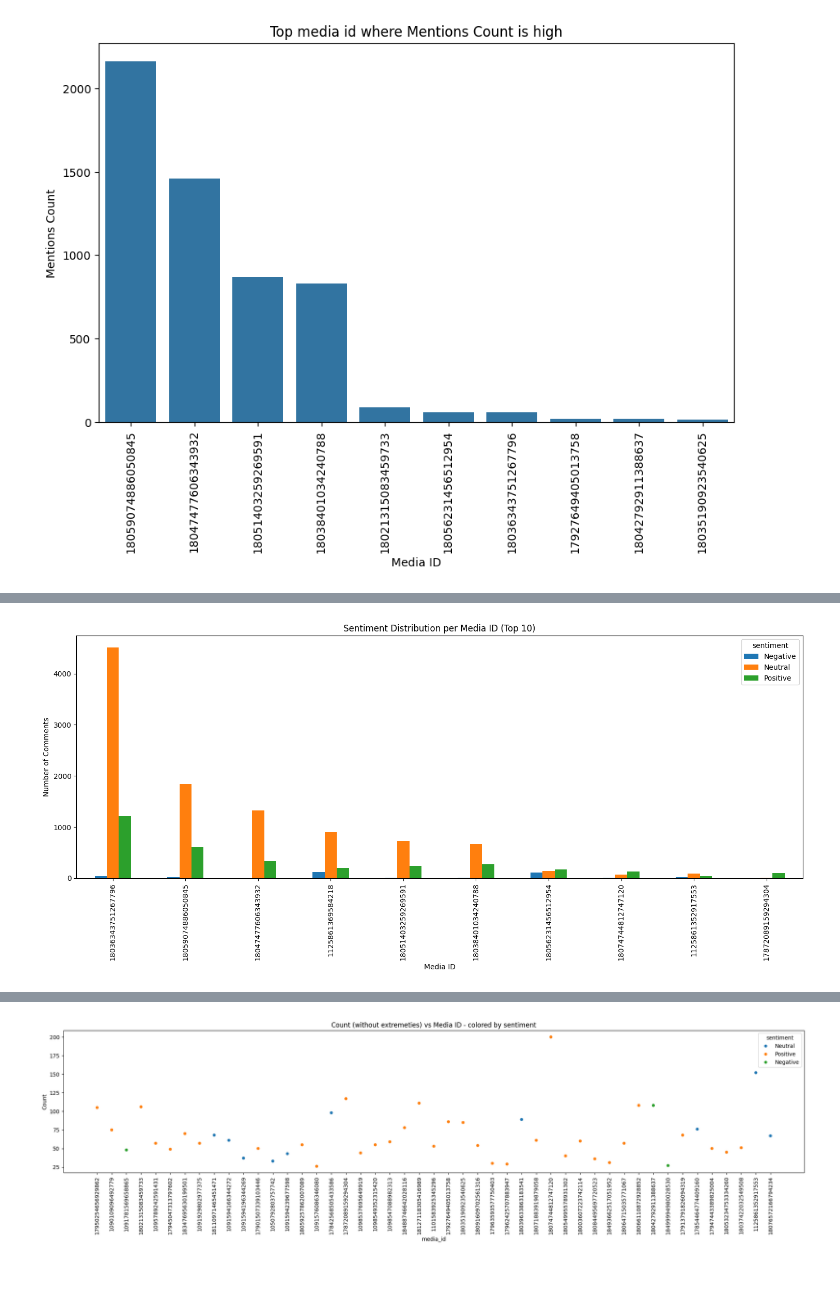
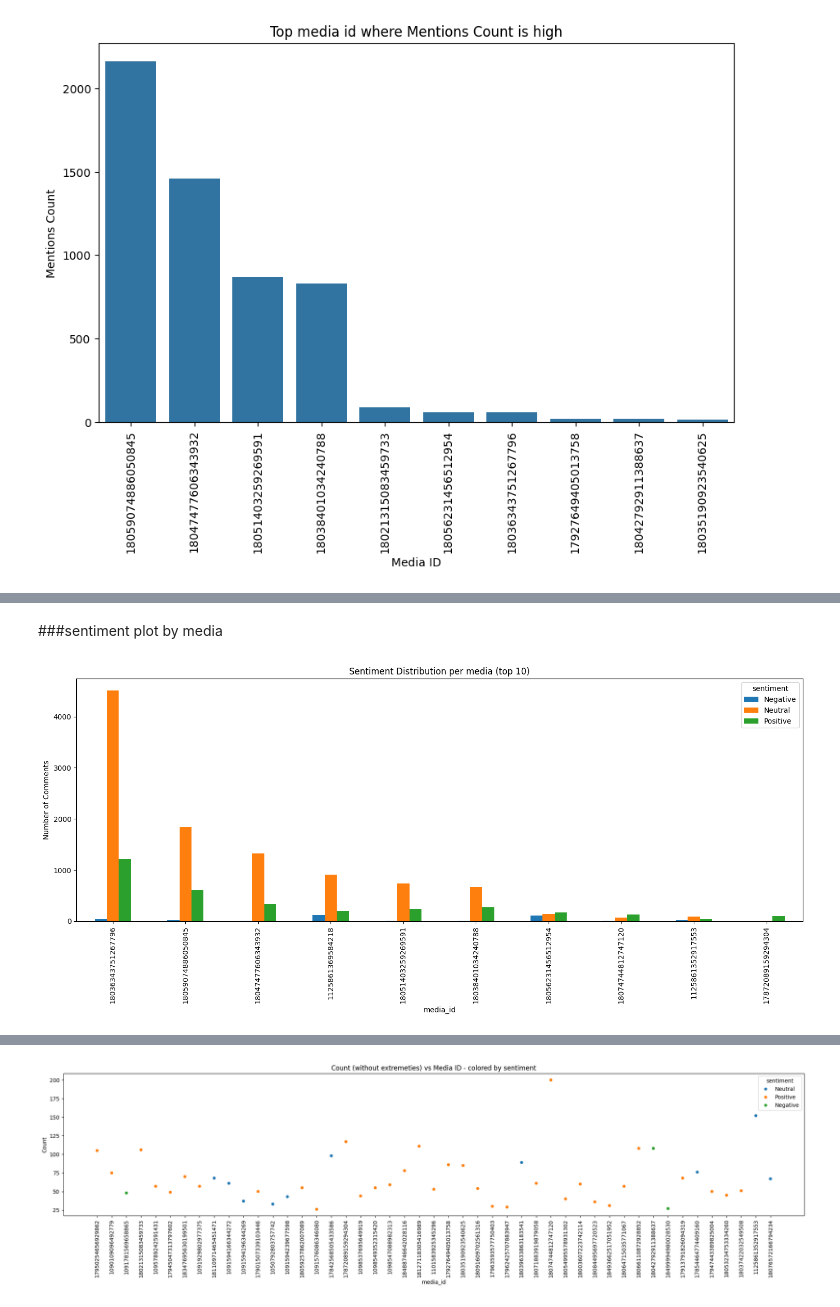
Before and after one commit to SRINIRAGZ/sentimentAnalysis, a Jupyter notebook: SentimentAnalysis.ipynb, the cells around one changed output, grey strips where cells are left out. Drawn from its saved outputs; the diff is of its cells as text; code cells hidden in the pictures; blank space fills up the shorter version.

```diff
--- a/SentimentAnalysis.ipynb
+++ b/SentimentAnalysis.ipynb
@@ -384,16 +325,25 @@ dtype: object
+# %% [markdown]
+###sentiment plot by media
 # %%
-sentiment_counts = df.groupby(['media_id', 'sentiment']).size().unstack(fill_value=0)
+def sentiment_bar_plot(col, title, rot=0, sortby='x'):
+  sentiment_counts = df.groupby([col, 'sentiment']).size().unstack(fill_value=0)
 
-# For better visualization, let's consider media_ids with a significant number of comments
-top_media_ids = df['media_id'].value_counts().head(10).index
-sentiment_counts_subset = sentiment_counts.loc[top_media_ids]
+  if sortby=='x':
+    top_ids = df[col].value_counts().head(10).index
+    sentiment_counts_subset = sentiment_counts.loc[top_ids]
+  else:
+    top_ids = sentiment_counts.sort_values(by=sortby,ascending=False).head(10).index
+    sentiment_counts_subset = sentiment_counts.loc[top_ids][sortby]
 
-sentiment_counts_subset.plot(kind='bar', figsize=(15, 7))
-plt.title('Sentiment Distribution per Media ID (Top 10)')
-plt.xlabel('Media ID')
-plt.ylabel('Number of Comments')
-plt.xticks(rotation=90)
-plt.tight_layout()
-plt.show()
+  sentiment_counts_subset.plot(kind='bar', figsize=(15, 7))
+  plt.title(f'Sentiment Distribution per {title}')
+  plt.xlabel(f'{col}')
+  plt.ylabel('Number of Comments')
+  plt.xticks(rotation=rot)
+  plt.tight_layout()
+  plt.show()
-# %% [output]
-[figure, removed]
+# %%
+
+sentiment_bar_plot(col='media_id', title='media (top 10)', rot=90)
+# %% [output]
+[figure, added]
```
Also changed, not shown: parts of 57 cells of this notebook.
